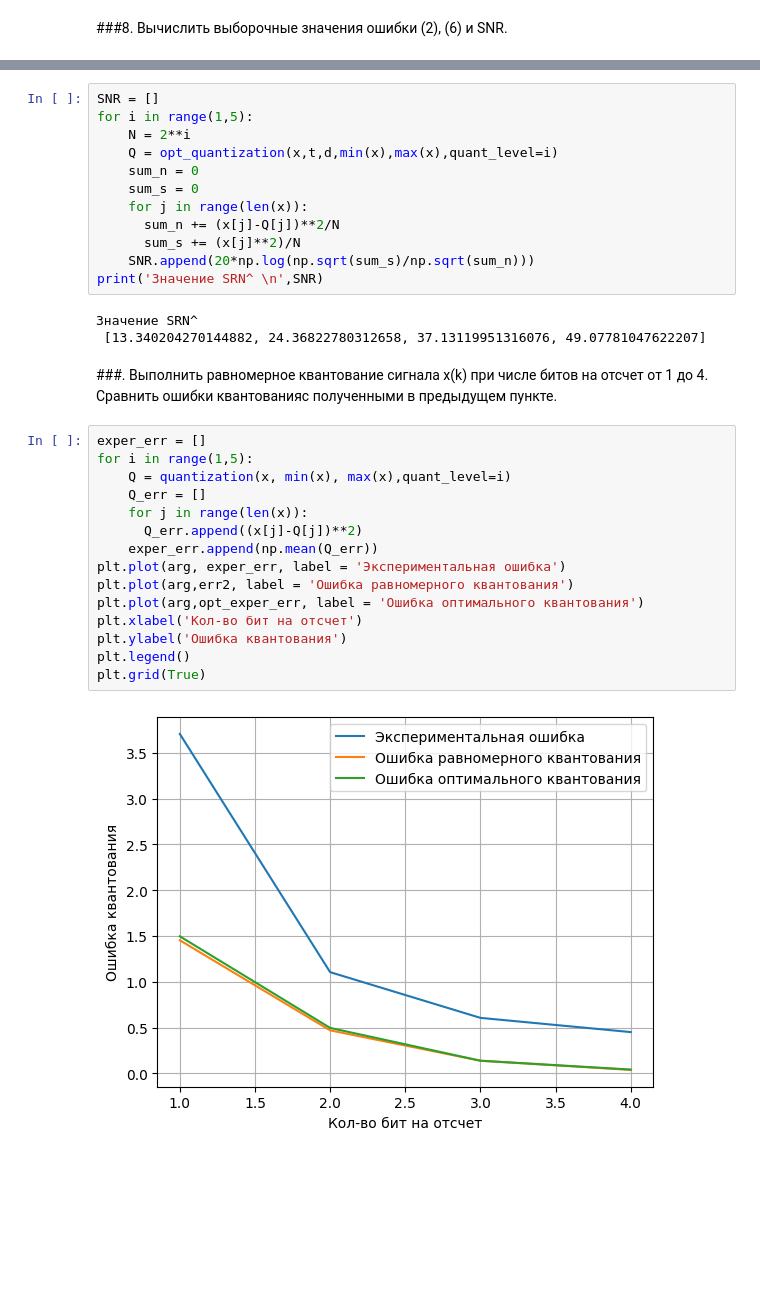
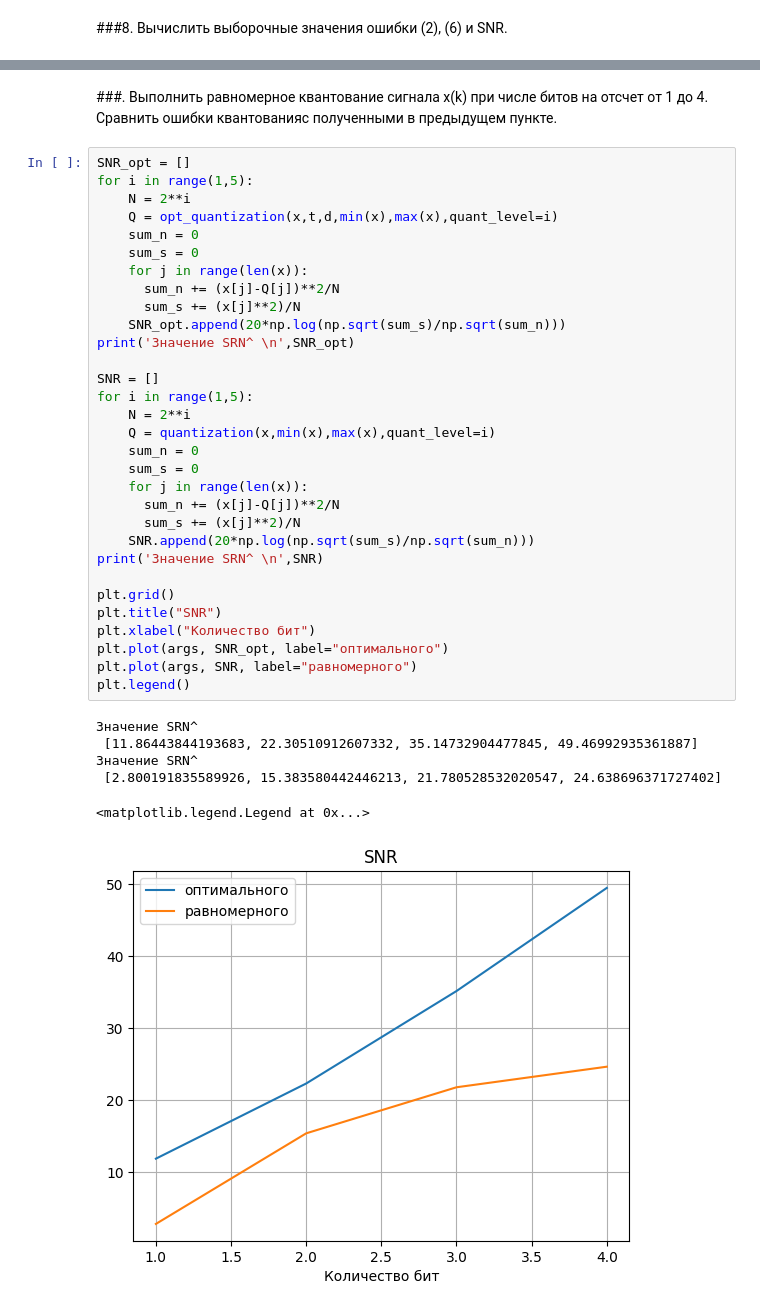
Before and after one commit to Ibilis37/DSP_, a Jupyter notebook: МОЦОС_1.ipynb, the cells around one changed output, grey strips where cells are left out. Cells and saved outputs as stored; diff of their text form; blank space fills up the shorter version.

```diff
--- a/МОЦОС_1.ipynb
+++ b/МОЦОС_1.ipynb
@@ -371,34 +376,40 @@ print('Значения ошибки по формуле 6: \n',err2)
-# %%
-SNR = []
-for i in range(1,5):
-    N = 2**i
-    Q = opt_quantization(x,t,d,min(x),max(x),quant_level=i)
-    sum_n = 0
-    sum_s = 0
-    for j in range(len(x)):
-      sum_n += (x[j]-Q[j])**2/N
-      sum_s += (x[j]**2)/N
-    SNR.append(20*np.log(np.sqrt(sum_s)/np.sqrt(sum_n)))
-print('Значение SRN^ \n',SNR)
-# %% [output]
-Значение SRN^
- [13.340204270144882, 24.36822780312658, 37.13119951316076, 49.07781047622207]
 # %% [markdown]
 ###. Выполнить равномерное квантование сигнала x(k) при числе битов на отсчет от 1 до 4. Сравнить ошибки квантованияс полученными в предыдущем пункте.
-# %%
-exper_err = []
-for i in range(1,5):
-    Q = quantization(x, min(x), max(x),quant_level=i)
-    Q_err = []
-    for j in range(len(x)):
-      Q_err.append((x[j]-Q[j])**2)
-    exper_err.append(np.mean(Q_err))
-plt.plot(arg, exper_err, label = 'Экспериментальная ошибка')
-plt.plot(arg,err2, label = 'Ошибка равномерного квантования')
-plt.plot(arg,opt_exper_err, label = 'Ошибка оптимального квантования')
-plt.xlabel('Кол-во бит на отсчет')
-plt.ylabel('Ошибка квантования')
-plt.legend()
-plt.grid(True)
-# %% [output]
-[figure, removed]
+# %%
+SNR_opt = []
+for i in range(1,5):
+    N = 2**i
+    Q = opt_quantization(x,t,d,min(x),max(x),quant_level=i)
+    sum_n = 0
+    sum_s = 0
+    for j in range(len(x)):
+      sum_n += (x[j]-Q[j])**2/N
+      sum_s += (x[j]**2)/N
+    SNR_opt.append(20*np.log(np.sqrt(sum_s)/np.sqrt(sum_n)))
+print('Значение SRN^ \n',SNR_opt)
+
+SNR = []
+for i in range(1,5):
+    N = 2**i
+    Q = quantization(x,min(x),max(x),quant_level=i)
+    sum_n = 0
+    sum_s = 0
+    for j in range(len(x)):
+      sum_n += (x[j]-Q[j])**2/N
+      sum_s += (x[j]**2)/N
+    SNR.append(20*np.log(np.sqrt(sum_s)/np.sqrt(sum_n)))
+print('Значение SRN^ \n',SNR)
+
+plt.grid()
+plt.title("SNR")
+plt.xlabel("Количество бит")
+plt.plot(args, SNR_opt, label="оптимального")
+plt.plot(args, SNR, label="равномерного")
+plt.legend()
+# %% [output]
+Значение SRN^
+ [11.86443844193683, 22.30510912607332, 35.14732904477845, 49.46992935361887]
+Значение SRN^
+ [2.800191835589926, 15.383580442446213, 21.780528532020547, 24.638696371727402]
+<matplotlib.legend.Legend at 0x...>
+[figure, added]
```
Also changed, not shown: parts of 10 cells of this notebook.
